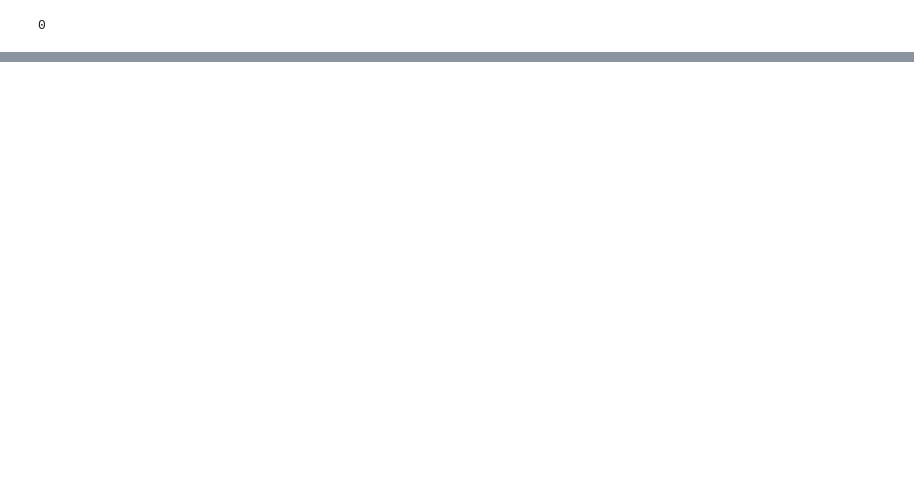
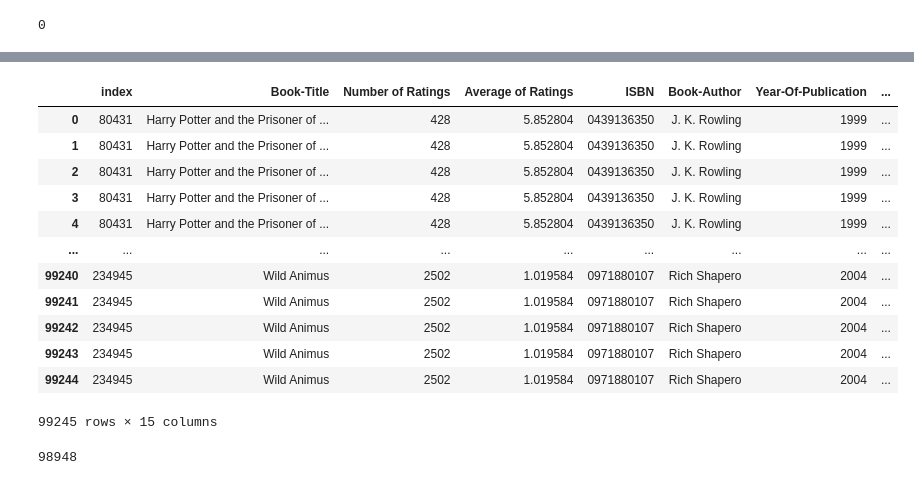
Before and after one commit to NurAlamNahidSarkar/bookRecommendation_ML, a Jupyter notebook: bookrecommendation.ipynb, the cells around one changed output, grey strips where cells are left out. Saved outputs shown, nothing was run; the diff lists cells and outputs as text; code cells hidden in the pictures; blank space fills up the shorter version.

```diff
--- a/bookrecommendation.ipynb
+++ b/bookrecommendation.ipynb
@@ -186,0 +211,4 @@ book_df.duplicated().sum()
+# %%
+book_avg_ratings = book_df.groupby('Book-Title')['Book-Rating'].mean().reset_index()
+book_avg_ratings.rename(columns = {'Book-Rating' : 'Average of Ratings'}, inplace = True)
+book_avg_ratings
@@ -186,0 +229,3 @@ book_df.duplicated().sum()
+# %%
+popular_books = book_num_ratings.merge(book_avg_ratings, on = 'Book-Title')
+popular_books
@@ -186,0 +246,2 @@ book_df.duplicated().sum()
+# %%
+popular_books = popular_books[popular_books['Number of Ratings'] >= 200].sort_values('Average of Ratings', ascending = False).reset_index()
@@ -186,0 +264,22 @@ book_df.duplicated().sum()
+# %%
+books = popular_books.merge(book_df, on = 'Book-Title')
+# %%
+books
+# %% [output]
+|  | index | Book-Title | Number of Ratings | Average of Ratings | ISBN | Book-Author | Year-Of-Publication | ... |
+| 0 | 80431 | Harry Potter and the Prisoner of ... | 428 | 5.852804 | 0439136350 | J. K. Rowling | 1999 | ... |
+| 1 | 80431 | Harry Potter and the Prisoner of ... | 428 | 5.852804 | 0439136350 | J. K. Rowling | 1999 | ... |
+| 2 | 80431 | Harry Potter and the Prisoner of ... | 428 | 5.852804 | 0439136350 | J. K. Rowling | 1999 | ... |
+| 3 | 80431 | Harry Potter and the Prisoner of ... | 428 | 5.852804 | 0439136350 | J. K. Rowling | 1999 | ... |
+| 4 | 80431 | Harry Potter and the Prisoner of ... | 428 | 5.852804 | 0439136350 | J. K. Rowling | 1999 | ... |
+| ... | ... | ... | ... | ... | ... | ... | ... | ... |
+| 99240 | 234945 | Wild Animus | 2502 | 1.019584 | 0971880107 | Rich Shapero | 2004 | ... |
+| 99241 | 234945 | Wild Animus | 2502 | 1.019584 | 0971880107 | Rich Shapero | 2004 | ... |
+| 99242 | 234945 | Wild Animus | 2502 | 1.019584 | 0971880107 | Rich Shapero | 2004 | ... |
+| 99243 | 234945 | Wild Animus | 2502 | 1.019584 | 0971880107 | Rich Shapero | 2004 | ... |
+| 99244 | 234945 | Wild Animus | 2502 | 1.019584 | 0971880107 | Rich Shapero | 2004 | ... |
+99245 rows × 15 columns
+# %%
+books.duplicated(subset = 'Book-Title').sum()
+# %% [output]
+98948
```
Also changed, not shown: parts of 16 cells of this notebook.
